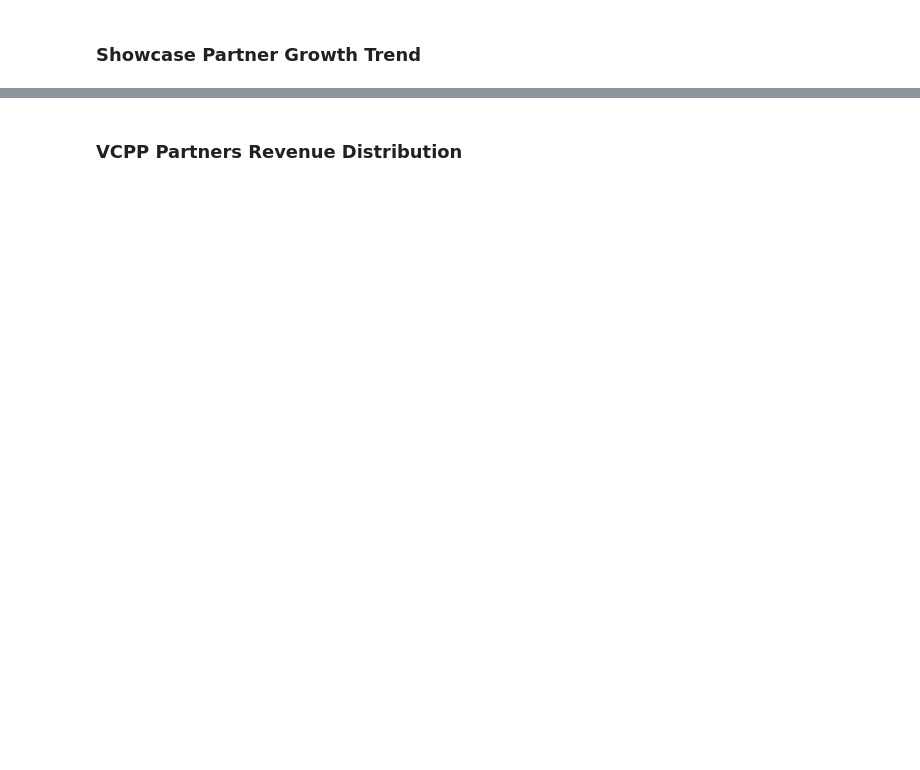
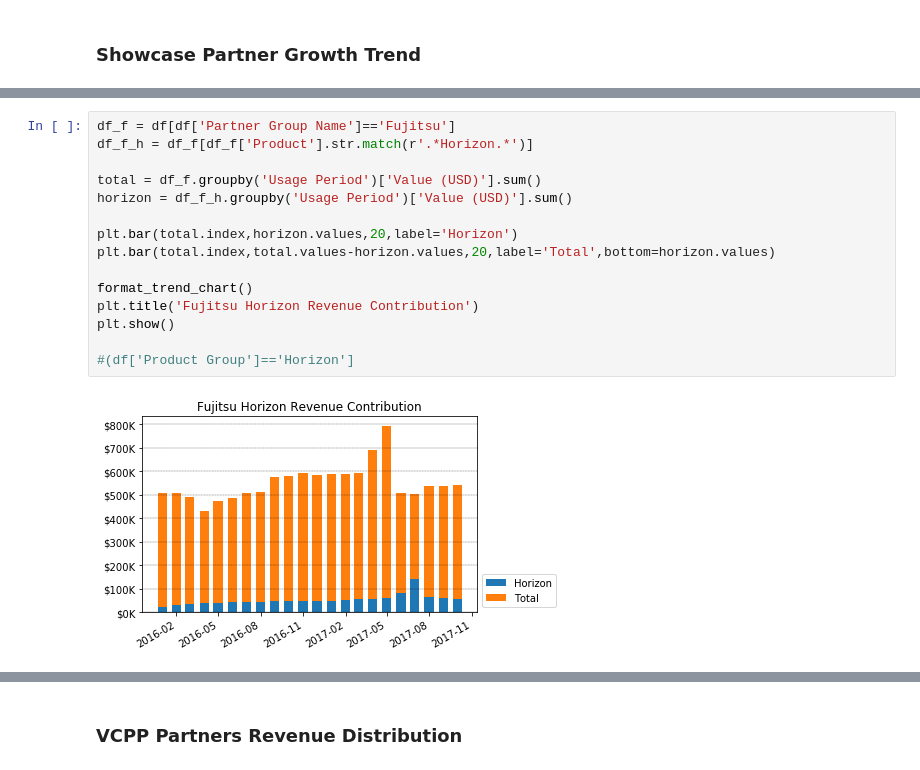
Before and after one commit to k1fukumoto/vcpp-data, a Jupyter notebook: report/GlobalUsagePoints.ipynb, the cells around one changed output, grey strips where cells are left out. Drawn from its saved outputs; the diff is of its cells as text; blank space fills up the shorter version.

```diff
--- a/report/GlobalUsagePoints.ipynb
+++ b/report/GlobalUsagePoints.ipynb
@@ -170,3 +222,20 @@ plt.show()
+# %%
+df_f = df[df['Partner Group Name']=='Fujitsu']
+df_f_h = df_f[df_f['Product'].str.match(r'.*Horizon.*')]
+
+total = df_f.groupby('Usage Period')['Value (USD)'].sum()
+horizon = df_f_h.groupby('Usage Period')['Value (USD)'].sum()
+
+plt.bar(total.index,horizon.values,20,label='Horizon')
+plt.bar(total.index,total.values-horizon.values,20,label='Total',bottom=horizon.values)
+
+format_trend_chart()
+plt.title('Fujitsu Horizon Revenue Contribution')
+plt.show()
+
+#(df['Product Group']=='Horizon']
+# %% [output]
+[figure, added]
 # %%
 import size_vs_growth as sg
 
```
Also changed, not shown: parts of 13 cells of this notebook.
